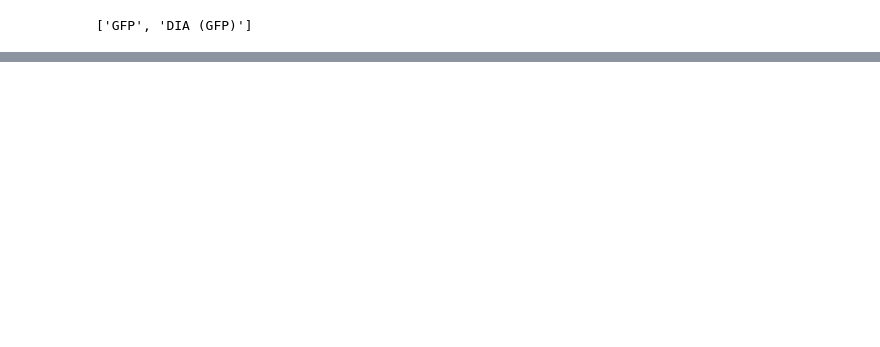
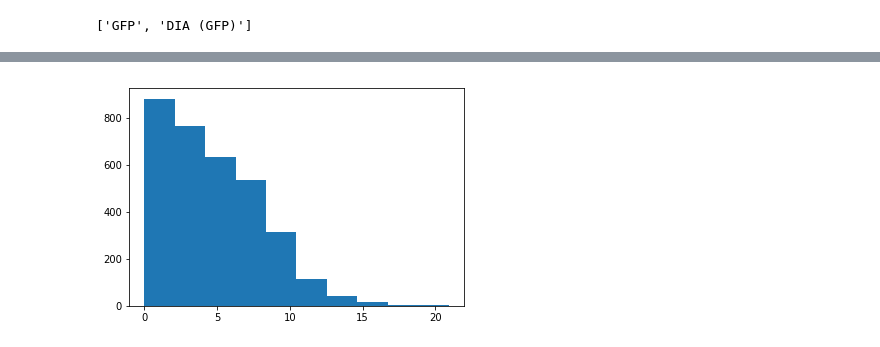
Before and after one commit to guiwitz/DeepPlateSegmenter, a Jupyter notebook: generate_trainingset/make_goodset_part1.ipynb, the cells around one changed output, grey strips where cells are left out. Drawn from its saved outputs; the diff is of its cells as text; code cells hidden in the pictures; blank space fills up the shorter version.

```diff
--- a/generate_trainingset/make_goodset_part1.ipynb
+++ b/generate_trainingset/make_goodset_part1.ipynb
@@ -194,0 +274,36 @@ np.save(path_to_save+'imgs_id_test.npy', imgs_id)
+# %%
+for counter in range(len(listpos)):
+    i=listpos[shuffle[counter]][0]
+    j=listpos[shuffle[counter]][1]
+    k=listpos[shuffle[counter]][2]
+
+    img = correlations[i*128:(i+1)*128,j*128:(j+1)*128,k]
+    randint = np.random.rand()
+    #if np.random.rand()<0.5: randint = 1000*randint
+    randint = 100*randint
+    img = img*randint
+    img_mask = 255*masks[i*128:(i+1)*128,j*128:(j+1)*128,k]
+    img_weight = weights[i*128:(i+1)*128,j*128:(j+1)*128,k]
+
+    if counter<num_train:
+        if channels==1:
+            imgs[2*counter] = img[..., np.newaxis]
+            img = img.T
+            imgs[2*counter+1] = img[..., np.newaxis]
+        else:
+            imgs[2*counter] = img
+            img = img.T
+            imgs[2*counter+1] = img
+        imgs_mask[2*counter] = img_mask
+        img_mask = img_mask.T
+        imgs_mask[2*counter+1] = img_mask
+        imgs_weight[2*counter] = img_weight
+        img_weight = img_weight.T
+        imgs_weight[2*counter+1] = img_weight
+    else:
+        if channels==1:
+            imgs_test[counter-num_train] = img[..., np.newaxis]
+        else:
+            imgs_test[counter-num_train] = img
+
+        imgs_id[counter-num_train] = counter-num_train
@@ -194,0 +333,5 @@ np.save(path_to_save+'imgs_id_test.npy', imgs_id)
+# %%
+plt.hist([imgs[x,:,:,0].max() for x in range(imgs.shape[0])])
+plt.show()
+# %% [output]
+[figure, added]
```
Also changed, not shown: parts of 44 cells of this notebook, 12 other files.
